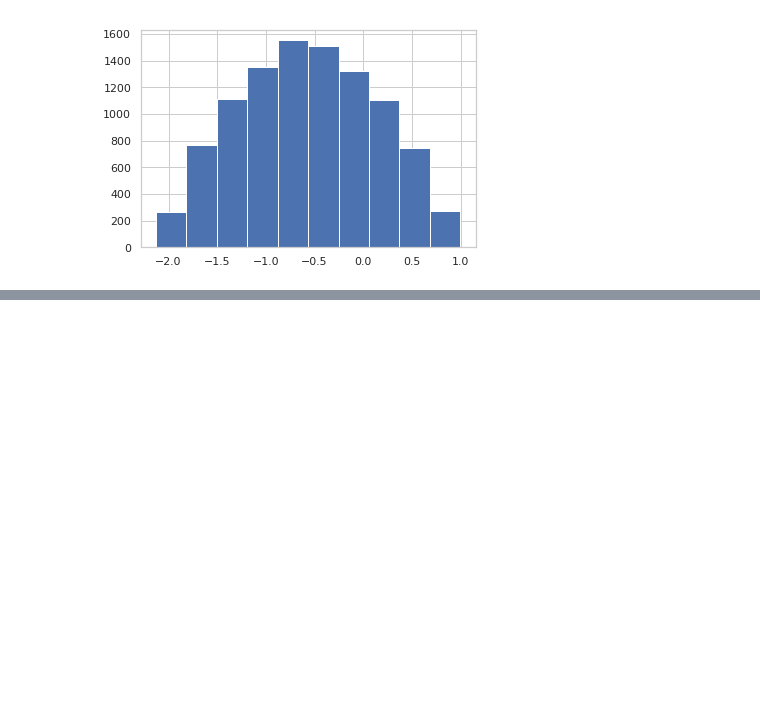
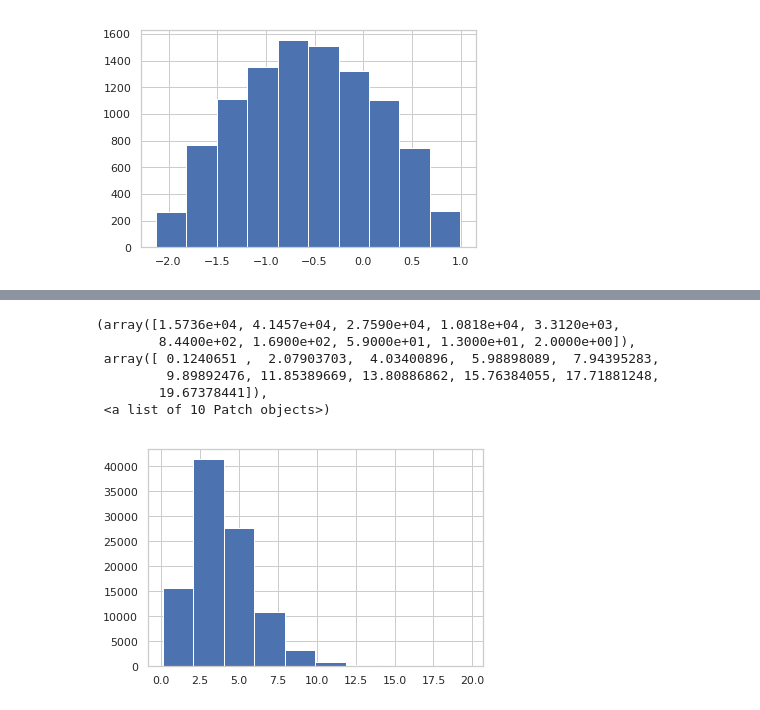
Before and after one commit to WeitBelou/monte-carlo, a Jupyter notebook: notebooks/Lesson 3.ipynb, the cells around one changed output, grey strips where cells are left out. Cells and saved outputs as stored; diff of their text form; code cells hidden in the pictures; blank space fills up the shorter version.

```diff
--- a/notebooks/Lesson 3.ipynb
+++ b/notebooks/Lesson 3.ipynb
@@ -263,0 +332,10 @@ plt.hist(points)
+# %%
+plt.hist(list(islice(gen_sum(exp_gen(), 4), n_points)))
+# %% [output]
+(array([1.5736e+04, 4.1457e+04, 2.7590e+04, 1.0818e+04, 3.3120e+03,
+        8.4400e+02, 1.6900e+02, 5.9000e+01, 1.3000e+01, 2.0000e+00]),
+ array([ 0.1240651 ,  2.07903703,  4.03400896,  5.98898089,  7.94395283,
+         9.89892476, 11.85389669, 13.80886862, 15.76384055, 17.71881248,
+        19.67378441]),
+ <a list of 10 Patch objects>)
+[figure, added]
```
Also changed, not shown: parts of 17 cells of this notebook.
